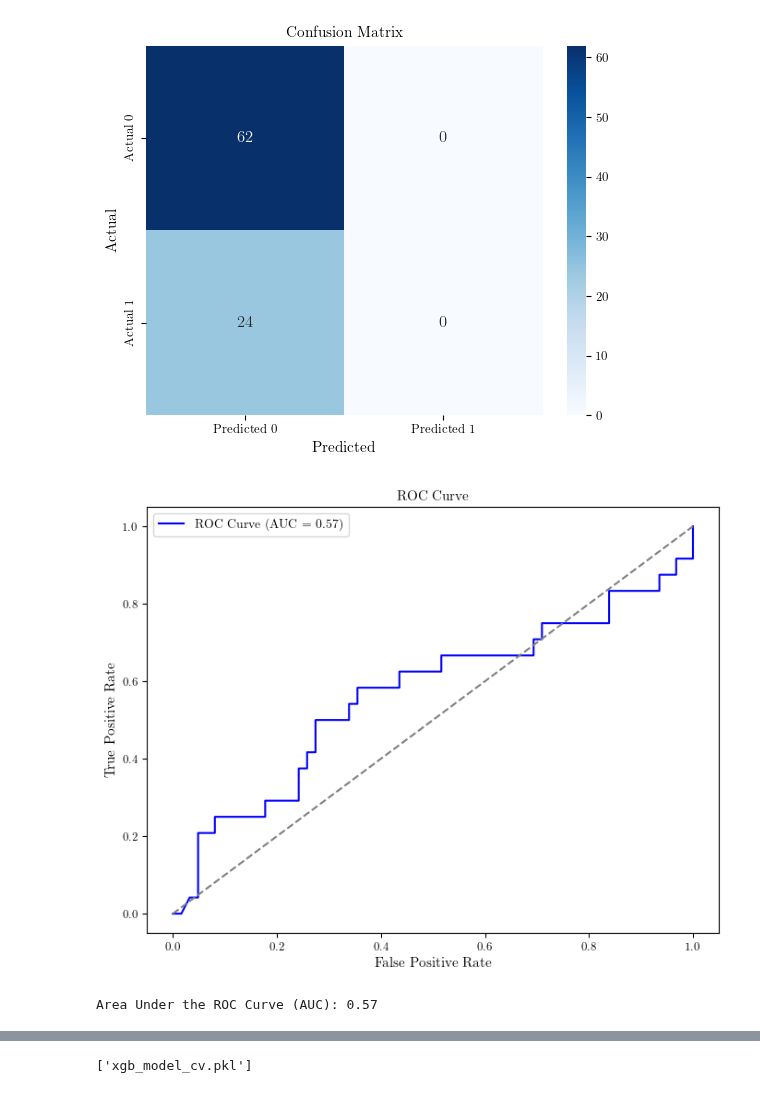
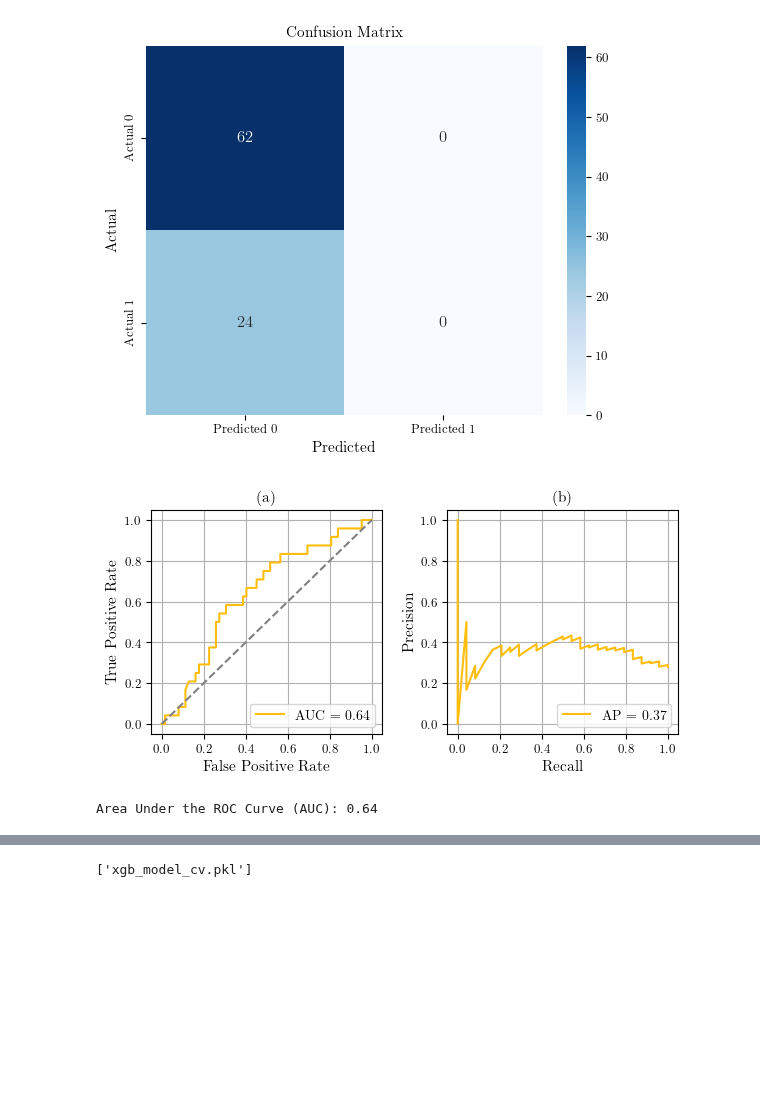
Before and after one commit to ol-webb/tree_gaps4, a Jupyter notebook: all_gaps_mk2/main1 - Copy.ipynb, the cells around one changed output, grey strips where cells are left out. Saved outputs shown, nothing was run; the diff lists cells and outputs as text; code cells hidden in the pictures; blank space fills up the shorter version.

```diff
--- a/all_gaps_mk2/main1 - Copy.ipynb
+++ b/all_gaps_mk2/main1 - Copy.ipynb
@@ -3261,44 +3261,74 @@ plt.show()
 # %% [output]
 [figure]
 # %%
+from matplotlib.lines import Line2D
 
-def plot_roc_curve(model, X_test, y_test):
+def plot_roc_and_recall(string):
     """
     Plots the ROC curve for the given model and test data.
 
     Args:
         model: Trained model to use for predictions.
         X_test (pd.DataFrame): Test set features.
         y_test (pd.Series or np.ndarray): True labels for the test set.
 
     Returns:
         None. Displays the ROC curve and prints the AUC score.
     """
-    # Obtain the predicted probabilities for the positive class
-    X_test_copy = X_test.drop(columns=['area'],axis=1)
+    model=custom_xgb_model[string]
+    X_test=train_test_splits[string]['X_test'].drop(columns=['area'],axis=1)
+    y_test=train_test_splits[string]['y_test']
+
+    X_test_copy = X_test
     y_pred_prob = model.predict_proba(X_test_copy)[:, 1]
 
     # Compute the ROC curve
     fpr, tpr, thresholds = roc_curve(y_test, y_pred_prob)
-
-    # Calculate the AUC score
     roc_auc = roc_auc_score(y_test, y_pred_prob)
 
+
+    y_prob = model.predict_proba(X_test)[:, 1]
+    precision, recall, thresholds = precision_recall_curve(y_test, y_prob)
+    avg_precision = average_precision_score(y_test, y_prob)
+
     # Plot the ROC curve
-    plt.figure(figsize=(8, 6))
-    plt.plot(fpr, tpr, label=f'ROC Curve (AUC = {roc_auc:.2f})', color='blue')
-    plt.plot([0, 1], [0, 1], linestyle='--', color='gray')  # Diagonal line for random classifier
-    plt.xlabel('False Positive Rate')
-    plt.ylabel('True Positive Rate')
-    plt.title('ROC Curve')
-    plt.legend()
+    fig, axes = plt.subplots(1,2, figsize=(6.1, 3.2))
+    axes[0].plot(fpr, tpr,lw=1.5, label=f'AUC = {roc_auc:.2f}', color='#ffbe0b')
+    axes[0].plot([0, 1], [0, 1], linestyle='--', color='gray')  # Diagonal line for random classifier
+    axes[0].set_xlabel('False Positive Rate')
+    axes[0].set_ylabel('True Positive Rate')
+    axes[0].set_title('(a)')
+    axes[0].legend(loc=4)
+    axes[0].grid(visible=True)
+
+
+    #axes[0].annotate(f'AUC = {roc_auc:.2f}', xy=(-12, -12), xycoords='axes points',size=12, ha='right', va='top',bbox=dict(boxstyle='round', fc='w'))
+
+    axes[1].plot(recall, precision, color='#ffbe0b', lw=1.5,label=f'AP = {avg_precision:.2f}')
+    axes[1].set_xlabel('Recall')
+    axes[1].set_ylabel('Precision')
+    axes[1].grid(visible=True)
+    axes[1].set_title('(b)')
+    axes[1].legend(loc=4)
+
+#3a86ff
+#ff006e
+#ffbe0b
+
+
+    #plt.subplots_adjust(hspace=2,wspace=0.3)
+    plt.tight_layout()
+    plt.savefig('roc_pr_double.pdf')
     plt.show()
 
     # Print the AUC score
     print(f'Area Under the ROC Curve (AUC): {roc_auc:.2f}')
 
+
+
+
 # Example usage:
-plot_roc_curve(bm_cv, X_df_2yr_temporal_test, y_df_2yr_temporal_test)
+plot_roc_and_recall('X_df_2yr_quegan_frost')
 # %% [output]
-[figure, old version]
+[figure, new version]
-Area Under the ROC Curve (AUC): 0.57
+Area Under the ROC Curve (AUC): 0.64
```
Also changed, not shown: parts of 2 cells of this notebook, 2 other files.
